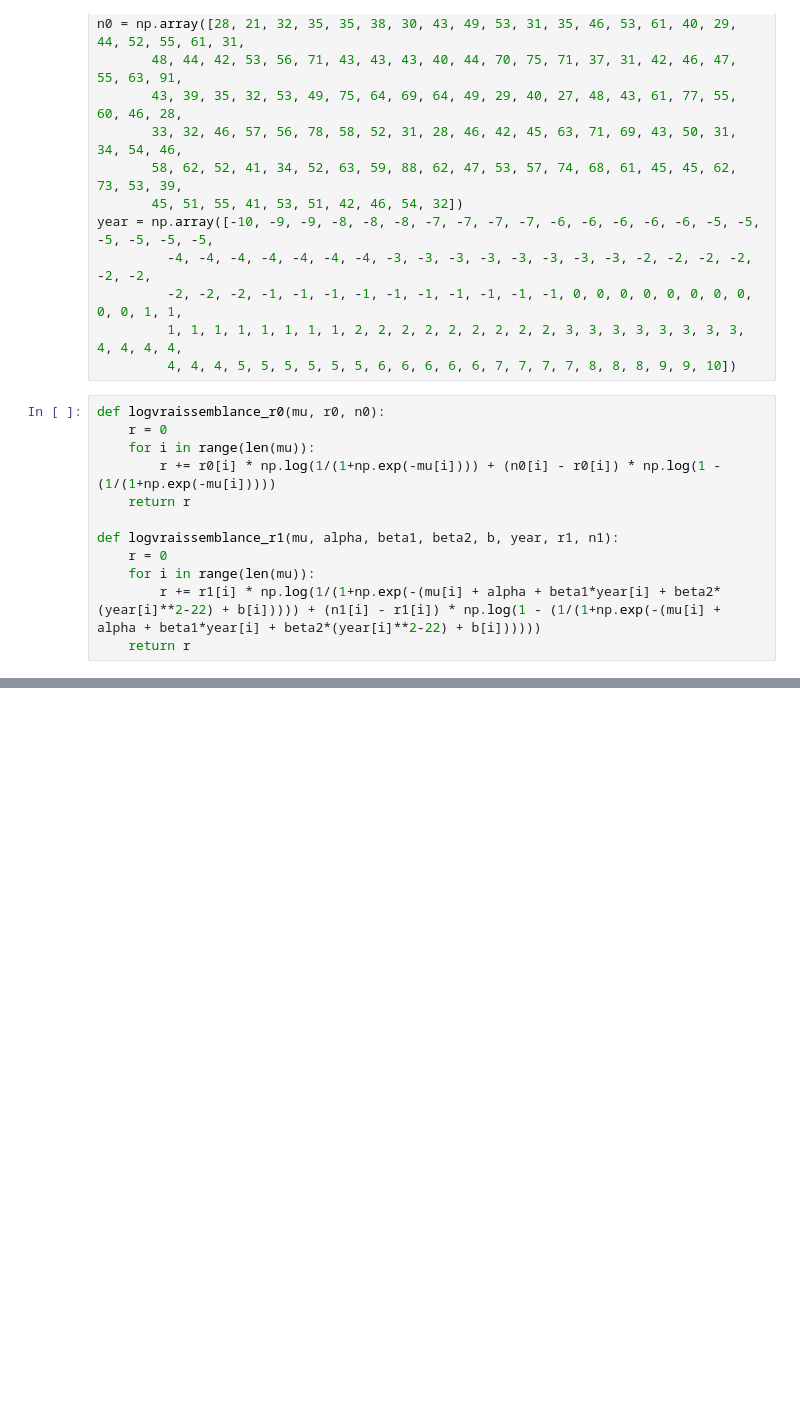
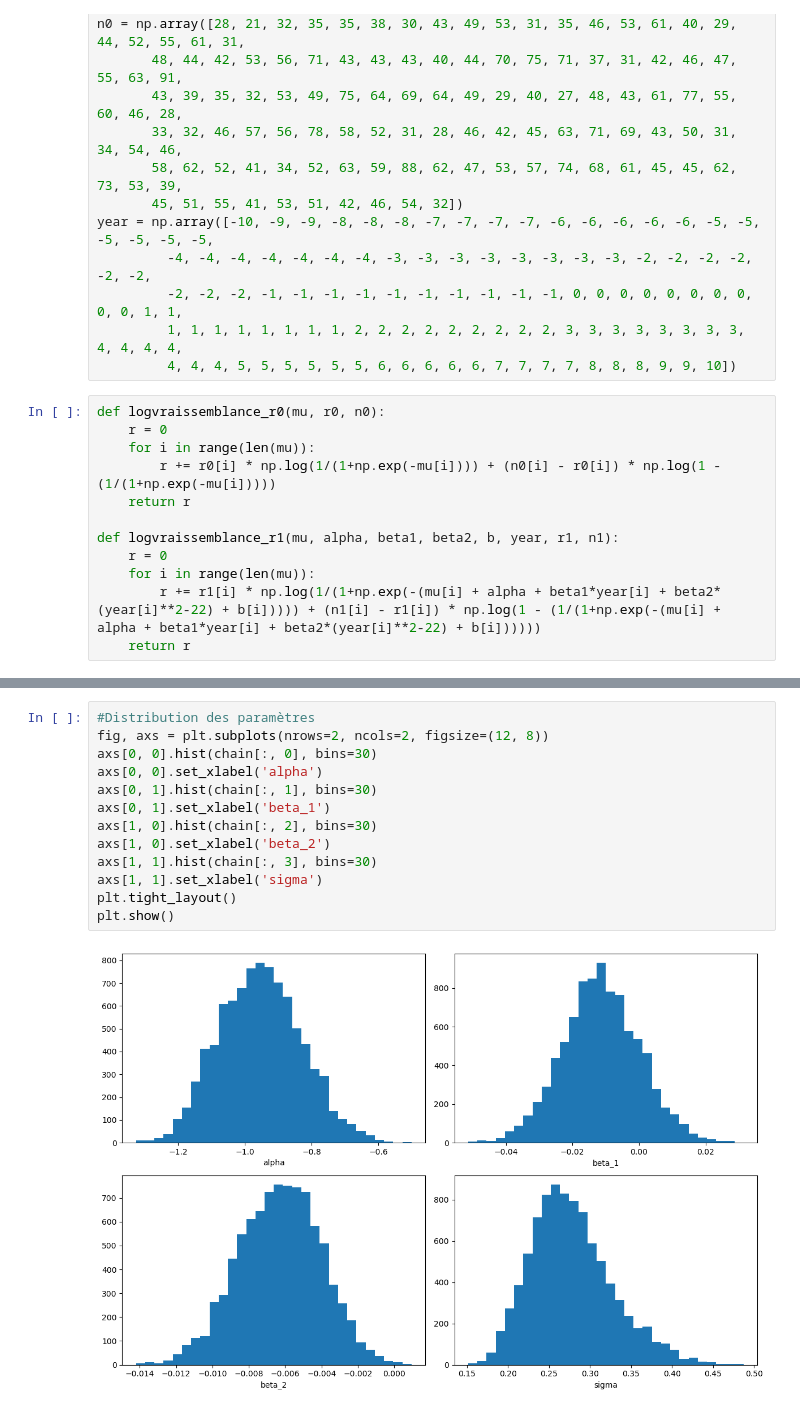
Before and after one commit to Antoine3529/MethodesBayesiennesOxford, a Jupyter notebook: Oxford.ipynb, the cells around one changed output, grey strips where cells are left out. Saved outputs shown, nothing was run; the diff lists cells and outputs as text; blank space fills up the shorter version.

```diff
--- a/Oxford.ipynb
+++ b/Oxford.ipynb
@@ -221,0 +247,15 @@ plt.show()
+# %%
+#Distribution des paramètres
+fig, axs = plt.subplots(nrows=2, ncols=2, figsize=(12, 8))
+axs[0, 0].hist(chain[:, 0], bins=30)
+axs[0, 0].set_xlabel('alpha')
+axs[0, 1].hist(chain[:, 1], bins=30)
+axs[0, 1].set_xlabel('beta_1')
+axs[1, 0].hist(chain[:, 2], bins=30)
+axs[1, 0].set_xlabel('beta_2')
+axs[1, 1].hist(chain[:, 3], bins=30)
+axs[1, 1].set_xlabel('sigma')
+plt.tight_layout()
+plt.show()
+# %% [output]
+[figure, added]
```
Also changed, not shown: parts of 16 cells of this notebook.
